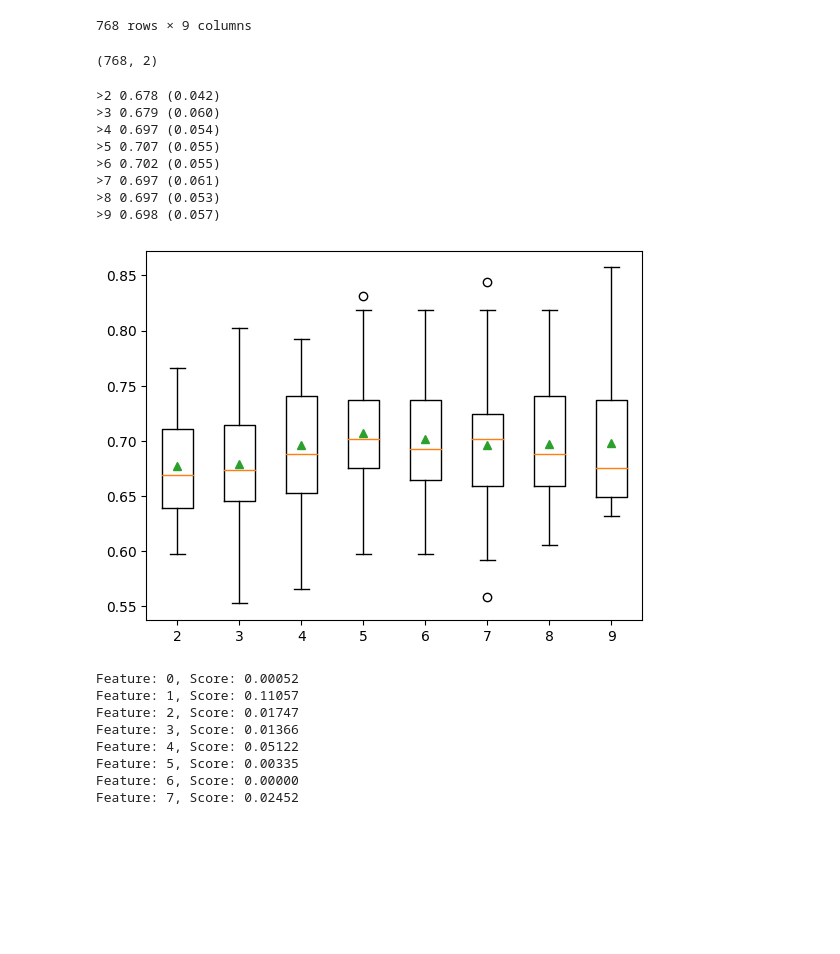
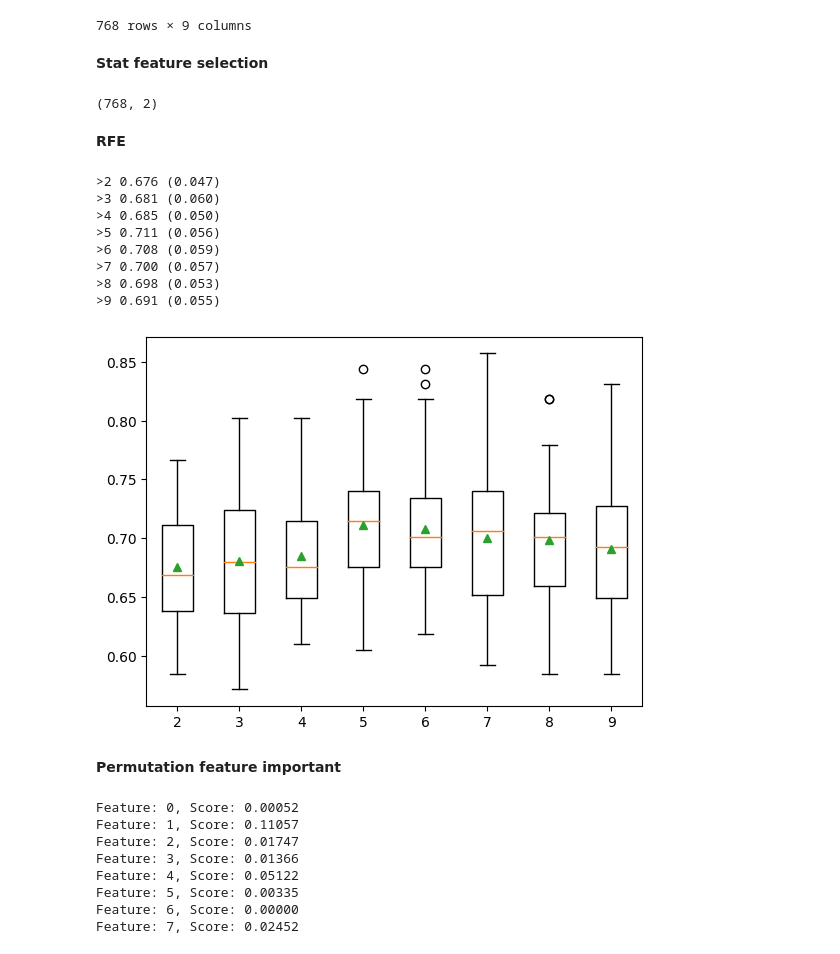
Before and after one commit to Panutle/My_Code_Study, a Jupyter notebook: Assignment1.ipynb, the cells around one changed output. Drawn from its saved outputs; the diff is of its cells as text; code cells hidden in the pictures; blank space fills up the shorter version.

```diff
--- a/Assignment1.ipynb
+++ b/Assignment1.ipynb
@@ -23,3 +36,15 @@ y = data['Class variable']
+# %%
+from sklearn.model_selection import train_test_split
+X = data.drop('Class variable', axis=1)
+y = data['Class variable']
+X_train, X_test, y_train, y_test = train_test_split(X, y, test_size=0.2, random_state=42)
+
+def Data():
+  X = data.drop('Class variable', axis=1)
+  y = data['Class variable']
+  return X, y
+# %% [markdown]
+**Stat feature selection**
 # %%
 # ANOVA feature selection for numeric input and categorical output
 from sklearn.datasets import make_classification
@@ -32,6 +59,8 @@ X_selected = fs.fit_transform(X, y)
 print(X_selected.shape)
 # %% [output]
 (768, 2)
+# %% [markdown]
+**RFE**
 # %%
 # evaluate RFE for classification
 import pandas as pd
@@ -45,43 +74,46 @@ from sklearn.tree import DecisionTreeClassifier
 from sklearn.pipeline import Pipeline
 from matplotlib import pyplot
 
+X, y = Data()
 # get a list of models to evaluate
 def get_models():
 	models = dict()
 	for i in range(2, 10):
 		rfe = RFE(estimator=DecisionTreeClassifier(), n_features_to_select=i)
 		model = DecisionTreeClassifier()
 		models[str(i)] = Pipeline(steps=[('s',rfe),('m',model)])
 	return models
 
 # evaluate a give model using cross-validation
 def evaluate_model(model, X, y):
 	cv = RepeatedStratifiedKFold(n_splits=10, n_repeats=3, random_state=1)
 	scores = cross_val_score(model, X, y, scoring='accuracy', cv=cv, n_jobs=-1, error_score='raise')
 	return scores
 
 # get the models to evaluate
 models = get_models()
 # evaluate the models and store results
 results, names = list(), list()
 for name, model in models.items():
 	scores = evaluate_model(model, X, y)
 	results.append(scores)
 	names.append(name)
 	print('>%s %.3f (%.3f)' % (name, mean(scores), std(scores)))
 # plot model performance for comparison
 pyplot.boxplot(results, labels=names, showmeans=True)
 pyplot.show()
 # %% [output]
->2 0.678 (0.042)
->3 0.679 (0.060)
->4 0.697 (0.054)
->5 0.707 (0.055)
->6 0.702 (0.055)
->7 0.697 (0.061)
->8 0.697 (0.053)
->9 0.698 (0.057)
+>2 0.676 (0.047)
+>3 0.681 (0.060)
+>4 0.685 (0.050)
+>5 0.711 (0.056)
+>6 0.708 (0.059)
+>7 0.700 (0.057)
+>8 0.698 (0.053)
+>9 0.691 (0.055)
-[figure, old version]
+[figure, new version]
+# %% [markdown]
+**Permutation feature important**
 # %%
 # permutation feature importance with knn for regression
 from sklearn.datasets import make_regression
```
Also changed, not shown: parts of 19 cells of this notebook.
